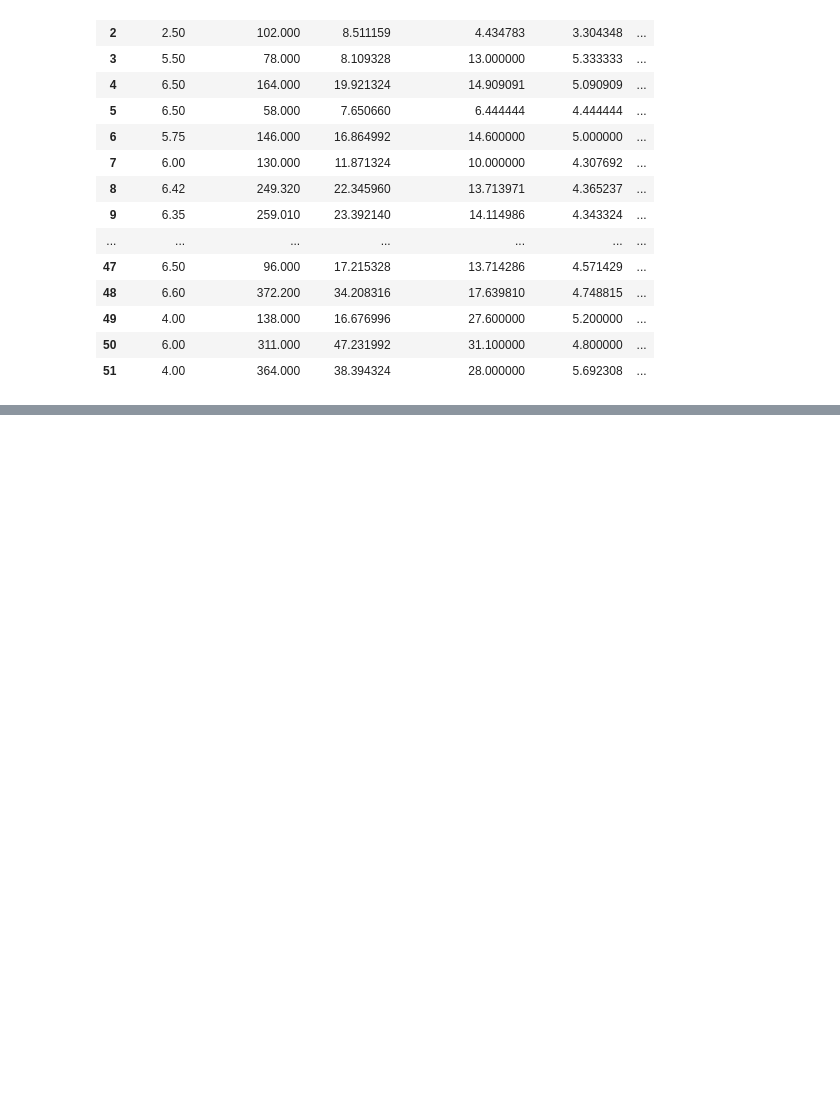
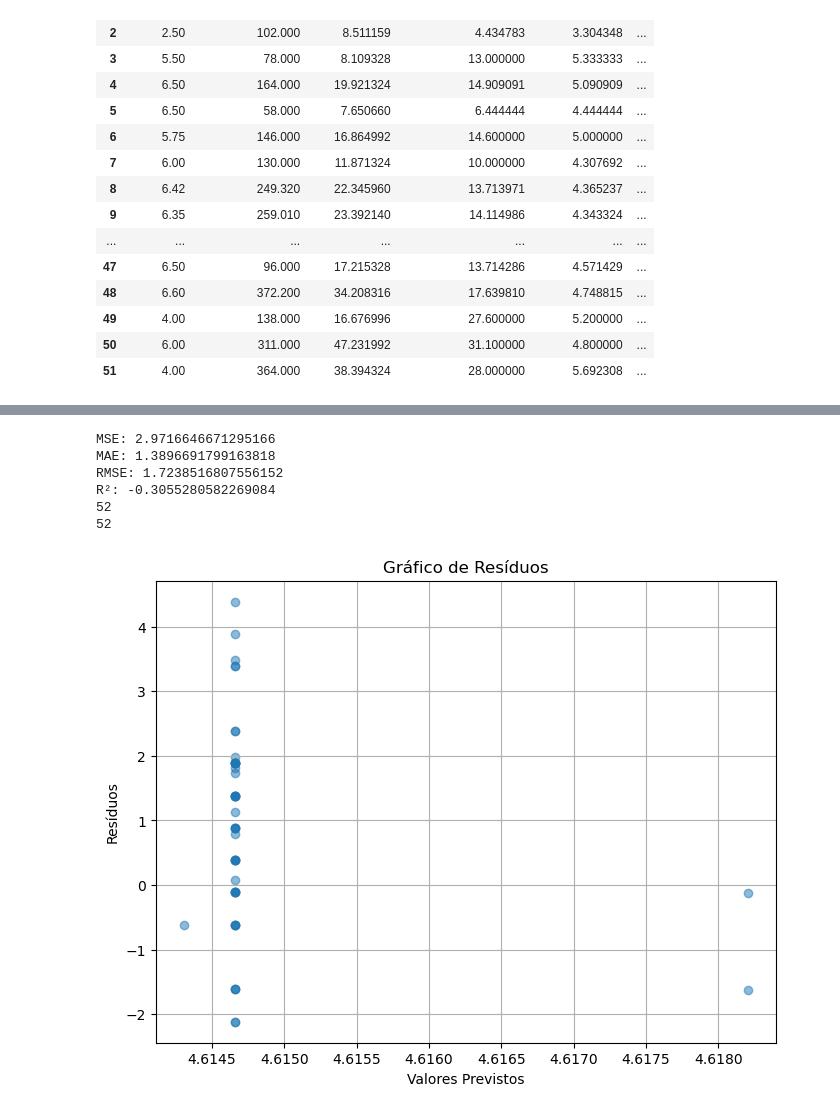
Before and after one commit to EricLeandroLM/Redes_Neurais_Trabalho_Final, a Jupyter notebook: Trabalho_Final_codigo.ipynb, the cells around one changed output, grey strips where cells are left out. Cells and saved outputs as stored; diff of their text form; code cells hidden in the pictures; blank space fills up the shorter version.

```diff
--- a/Trabalho_Final_codigo.ipynb
+++ b/Trabalho_Final_codigo.ipynb
@@ -126,5 +253,5 @@ X_train = df_treino[FEATURES]
 Y_train = df_treino[TARGET]
 
 # Separando dados para teste
-X_teste = df_teste[FEATURES]
-Y_teste = df_teste[TARGET]
+X_test = df_teste[FEATURES]
+Y_test = df_teste[TARGET]
@@ -216,0 +258,10 @@ class NeuralNetworkRegressor(nn.Module):
+# %%
+'''Transformando em tensores'''
+
+# Tensores do treino
+X_train_tensor = torch.tensor(X_train.values, dtype=torch.float32)
+Y_train_tensor = torch.tensor(Y_train.values, dtype=torch.float32)
+
+# Tensores do teste
+X_test_tensor = torch.tensor(X_test.values, dtype=torch.float32)
+Y_test_tensor = torch.tensor(Y_test.values, dtype=torch.float32)
@@ -218,12 +271,12 @@ class NeuralNetworkRegressor(nn.Module):
 '''Treinando a rede'''
 
 # Parâmetros da rede neural
-input_size = 6
+input_size = 11
 hidden_size = 10
 epochs = 5000
 learning_rate = 0.2
 
 # Criação e treinamento da rede neural
 neural_net = NeuralNetworkRegressor(input_size, hidden_size, learning_rate)
-neural_net.train_model(X_train, y_train, epochs)
+neural_net.train_model(X_train_tensor, Y_train_tensor, epochs)
 # %% [output]
@@ -230,0 +300,6 @@ NameError: name 'X_train' is not defined
+# %%
+'''Testando a rede'''
+
+predictions = neural_net.predict(X_test_tensor)
+print("Predictions:")
+print(predictions)
@@ -230,0 +324,25 @@ NameError: name 'X_train' is not defined
+# %%
+'''Calculando erros'''
+
+# Calculando as métricas
+mse = mean_squared_error(Y_test_tensor, predictions)
+mae = mean_absolute_error(Y_test_tensor, predictions)
+rmse = root_mean_squared_error(Y_test_tensor, predictions)
+r2 = r_squared(Y_test_tensor, predictions)
+
+# Exibindo os resultados
+print(f'MSE: {mse}')
+print(f'MAE: {mae}')
+print(f'RMSE: {rmse}')
+print(f'R²: {r2}')
+
+# Plotando o gráfico de resíduos
+plot_residuals(Y_test_tensor, predictions)
+# %% [output]
+MSE: 2.9716646671295166
+MAE: 1.3896691799163818
+RMSE: 1.7238516807556152
+R²: -0.3055280582269084
+52
+52
+[figure, added]
```
Also changed, not shown: parts of 9 cells of this notebook.
